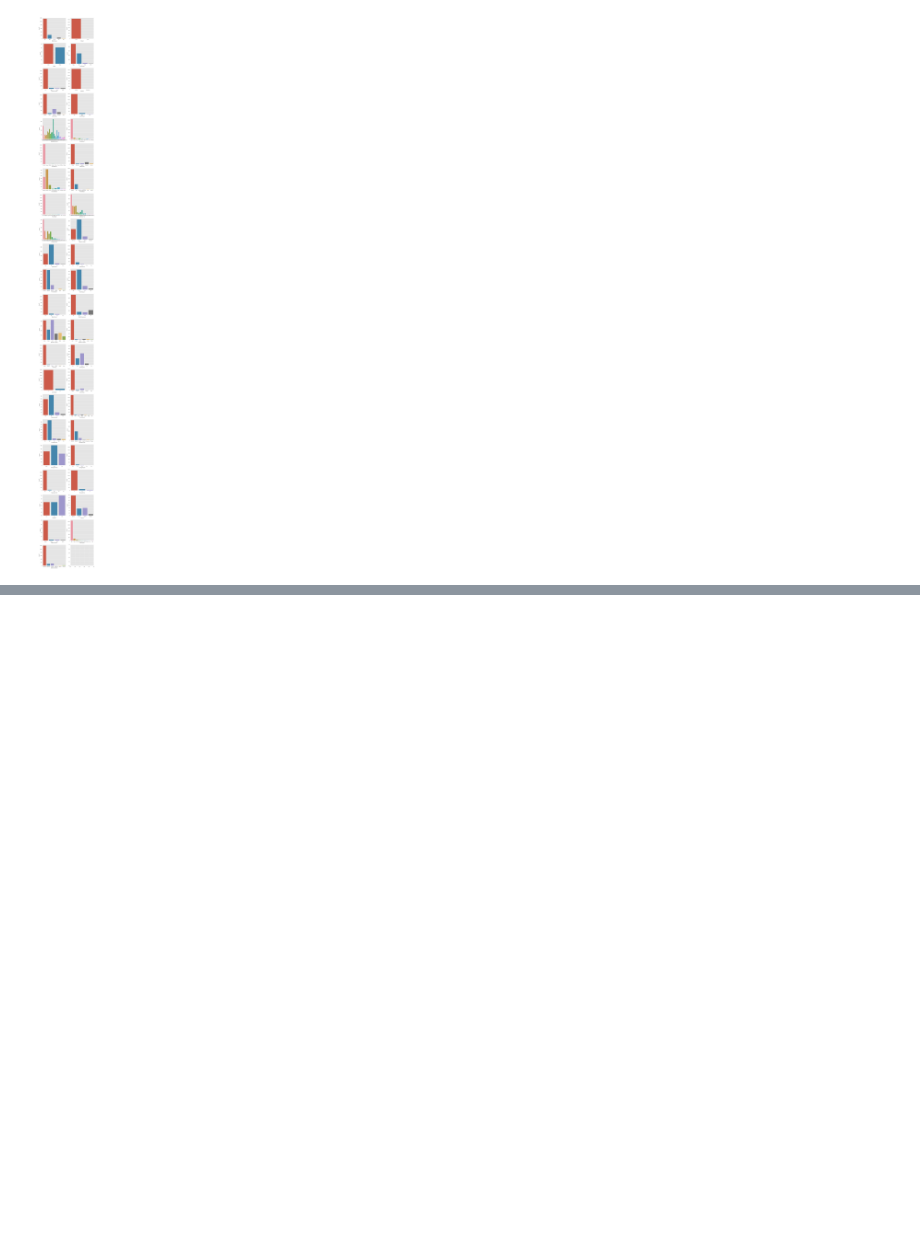
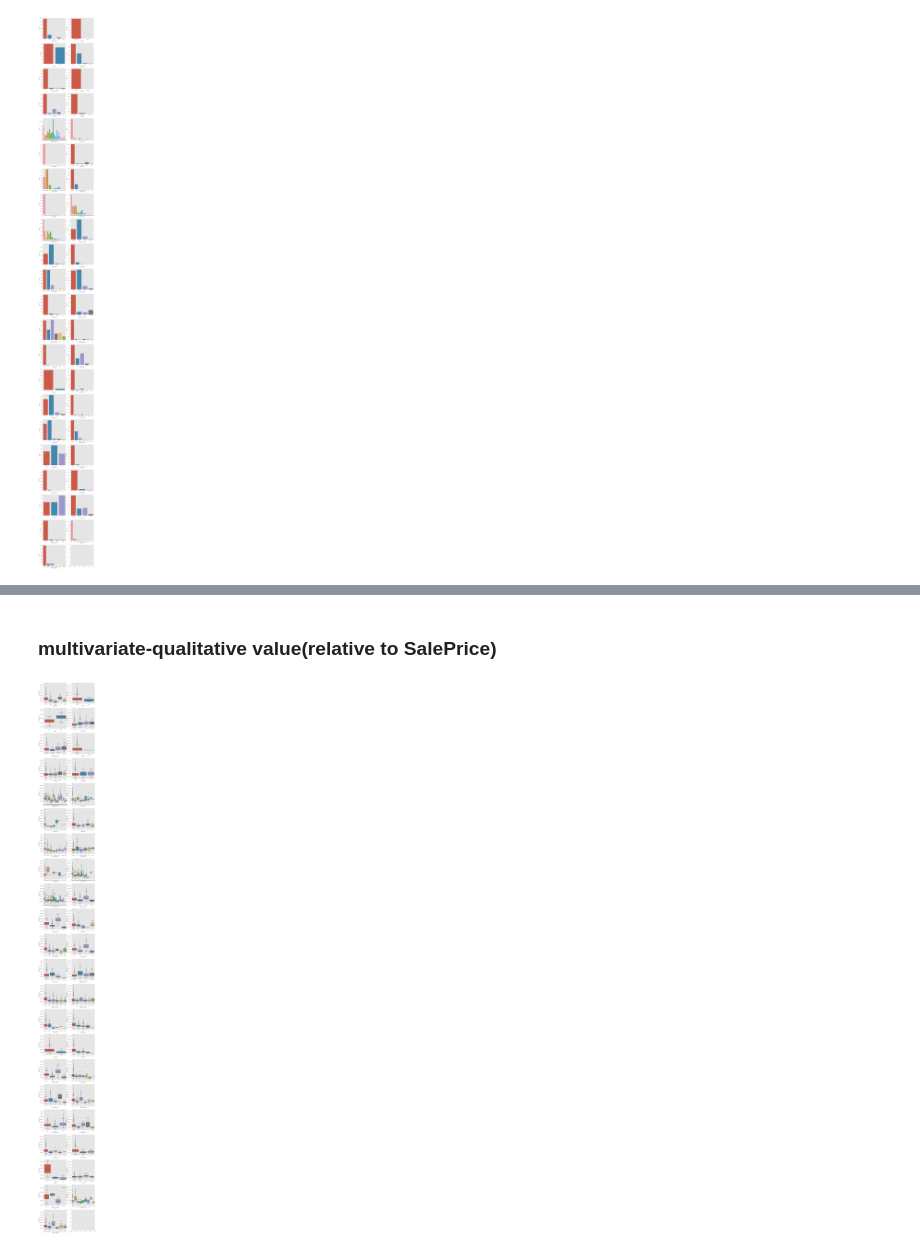
Before and after one commit to wjy5446/house-price-project, a Jupyter notebook: YoonJaeyoung/house-price-analysis.ipynb, the cells around one changed output, grey strips where cells are left out. Saved outputs shown, nothing was run; the diff lists cells and outputs as text; code cells hidden in the pictures; blank space fills up the shorter version.

```diff
--- a/YoonJaeyoung/house-price-analysis.ipynb
+++ b/YoonJaeyoung/house-price-analysis.ipynb
@@ -150,0 +188,33 @@ dispUniQual(df_train_qual)
+# %% [markdown]
+### multivariate-qualitative value(relative to SalePrice)
+# %%
+def dispMultiQual_target(data, target, size = (5, 5)):
+    data[target.name] = target
+
+    n_data_columns = len(data.columns)
+    col = 2
+    row = n_data_columns // 2 if (n_data_columns % 2) == 0 else (n_data_columns // 2) + 1
+
+    i = 0
+    j = 0
+
+
+    f, axes = plt.subplots(row, col, figsize = (size[0]*col, size[1]*row))
+
+    for c in data.columns:
+
+        if(c == target.name):
+            continue
+
+        # display the countplot
+        sns.boxplot(x=c, y=target.name, data=data, ax = axes[i, j])
+
+        j+=1
+
+        if j == 2:
+            i += 1
+            j = 0
+# %%
+dispMultiQual_target(df_train_qual, df_train["SalePrice"])
+# %% [output]
+[figure, added]
```
Also changed, not shown: parts of 6 cells of this notebook.
